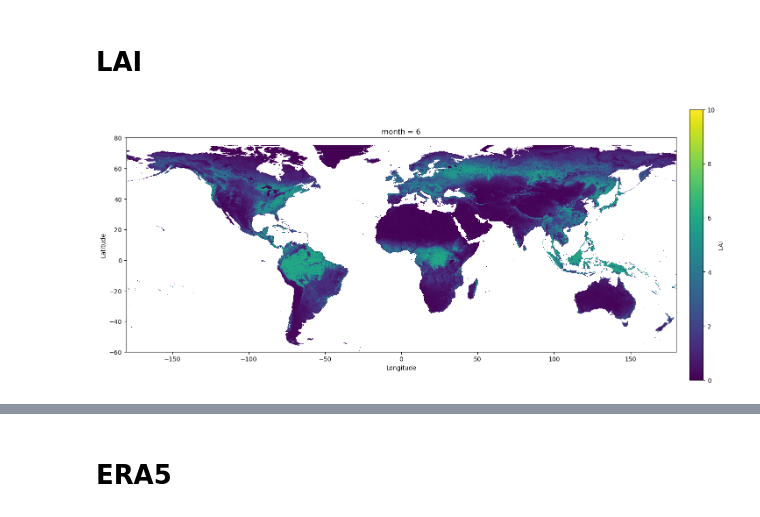
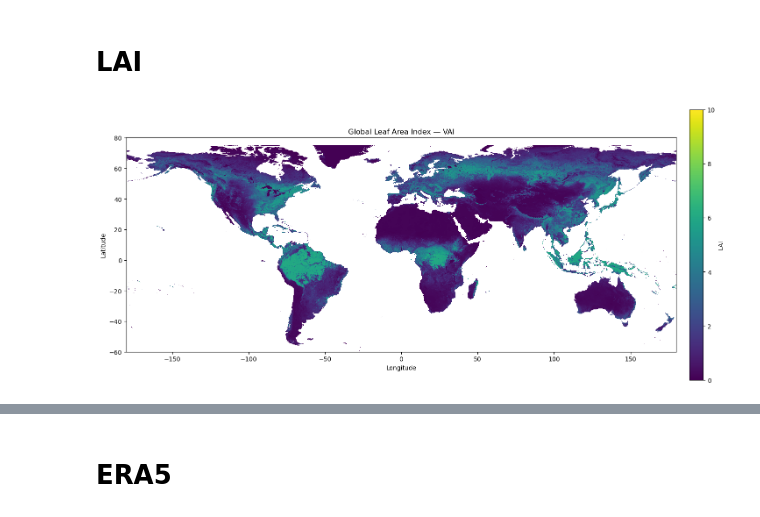
Before and after one commit to thomaslaraia/Snowstradamus_2, a Jupyter notebook: notebooks/10-tl-combine-canopy-lai-era5.ipynb, the cells around one changed output, grey strips where cells are left out. Saved outputs shown, nothing was run; the diff lists cells and outputs as text; code cells hidden in the pictures.

```diff
--- a/notebooks/10-tl-combine-canopy-lai-era5.ipynb
+++ b/notebooks/10-tl-combine-canopy-lai-era5.ipynb
@@ -60,36 +60,34 @@ import xarray as xr
 import matplotlib.pyplot as plt
 
 # Open the NetCDF file
-nc_path = "../../scratch/LAI/VAI_monthly_climatology_2018_2020_global_0p1deg.nc"
+nc_path = "../../scratch/LAI/VAI_summer_climatology_2018_2020_global_0p1deg.nc"
 ds = xr.open_dataset(nc_path)
-
-# ds = ds.rename({"Band1": "vegh"})
 
 # Select the first data variable
 variable_name = list(ds.data_vars)[0]
-canopy_height = ds.sel(month=6)[variable_name].squeeze()
+canopy_height = ds[variable_name].squeeze()
 
 # Plot
 fig, ax = plt.subplots(figsize=(16, 8))
 
 canopy_height.plot(
     ax=ax,
     cmap="viridis",
     vmin=0,
     vmax=10,
     cbar_kwargs={
         "label": "LAI",
         "shrink": 0.8,
         "pad": 0.02,
     },
 )
 
-# ax.set_title(f"ETH Global Canopy Height 2020 — {variable_name}")
+ax.set_title(f"Global Leaf Area Index — {variable_name}")
 ax.set_xlabel("Longitude")
 ax.set_ylabel("Latitude")
 ax.set_aspect("equal")
 
 plt.tight_layout()
 plt.show()
 # %% [output]
-[figure, old version]
+[figure, new version]
```
Also changed, not shown: parts of 8 cells of this notebook, 7 other files.
